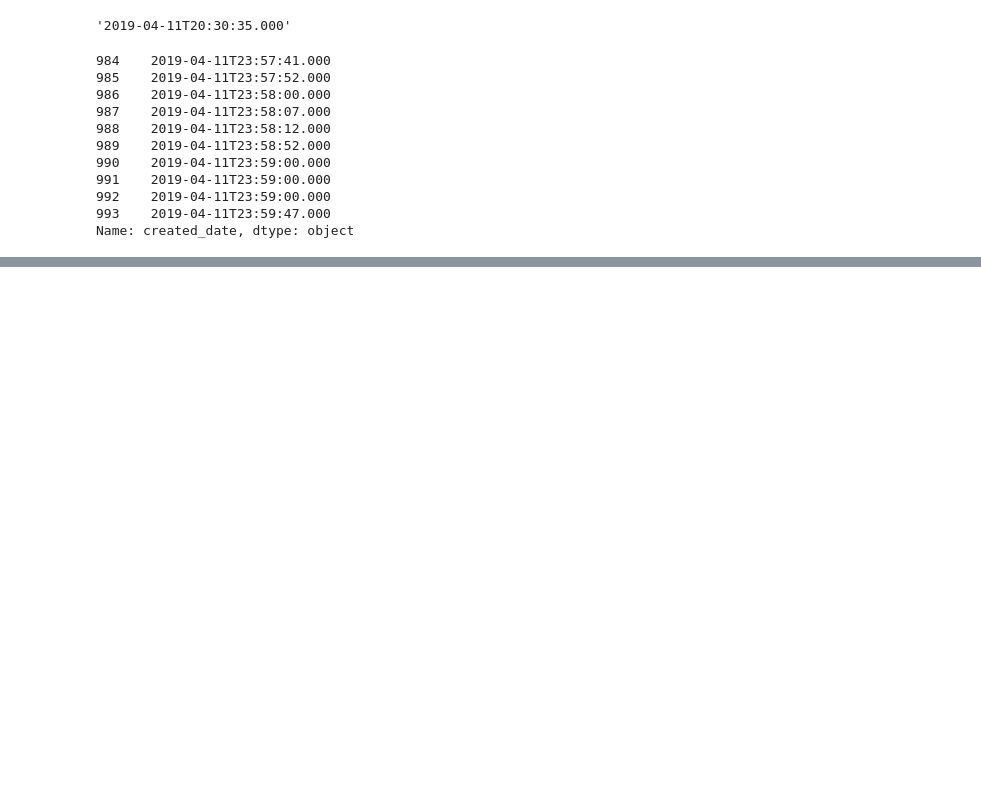
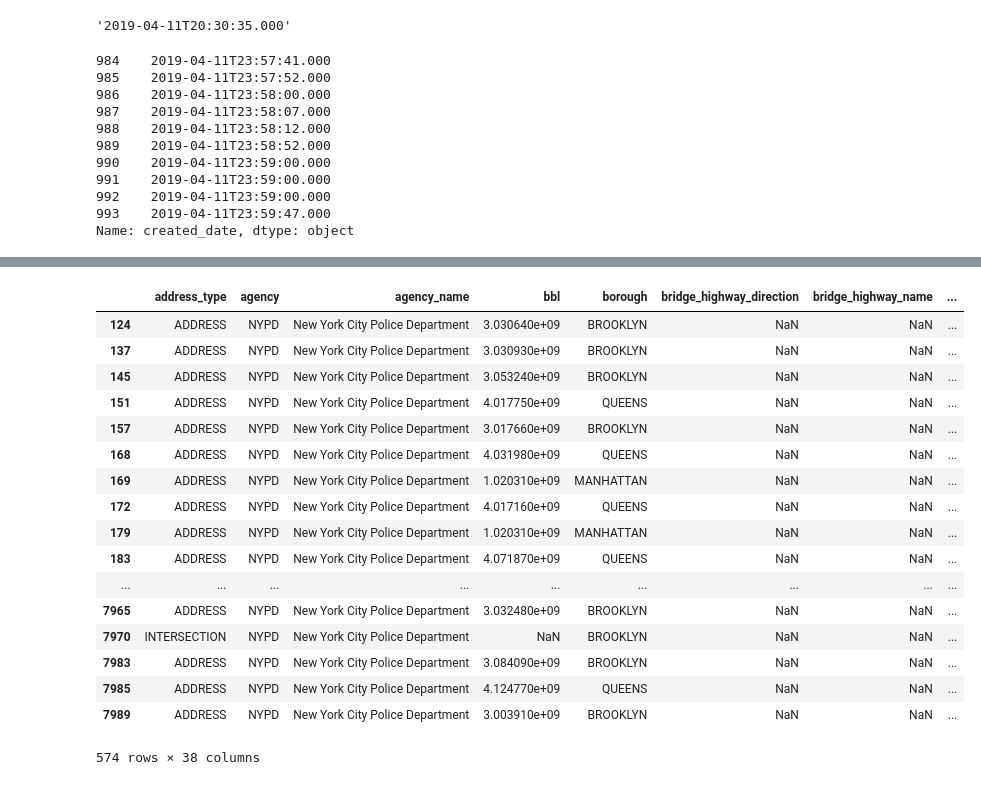
Before and after one commit to whohuhwhat/311_pt4, a Jupyter notebook: Workbook.ipynb, the cells around one changed output, grey strips where cells are left out. Drawn from its saved outputs; the diff is of its cells as text; code cells hidden in the pictures; blank space fills up the shorter version.

```diff
--- a/Workbook.ipynb
+++ b/Workbook.ipynb
@@ -327,0 +452,2 @@ df.to_csv('NewSavedView.csv', index=False)
+# %%
+df = pd.read_csv('311_411.csv')
@@ -327,0 +509,21 @@ df.to_csv('NewSavedView.csv', index=False)
+# %%
+df.loc[df['resolution_description']=="The Police Department responded to the complaint and with the information available observed no evidence of the violation at that time."]
+# %% [output]
+|  | address_type | agency | agency_name | bbl | borough | bridge_highway_direction | bridge_highway_name | ... |
+| 124 | ADDRESS | NYPD | New York City Police Department | 3.030640e+09 | BROOKLYN | NaN | NaN | ... |
+| 137 | ADDRESS | NYPD | New York City Police Department | 3.030930e+09 | BROOKLYN | NaN | NaN | ... |
+| 145 | ADDRESS | NYPD | New York City Police Department | 3.053240e+09 | BROOKLYN | NaN | NaN | ... |
+| 151 | ADDRESS | NYPD | New York City Police Department | 4.017750e+09 | QUEENS | NaN | NaN | ... |
+| 157 | ADDRESS | NYPD | New York City Police Department | 3.017660e+09 | BROOKLYN | NaN | NaN | ... |
+| 168 | ADDRESS | NYPD | New York City Police Department | 4.031980e+09 | QUEENS | NaN | NaN | ... |
+| 169 | ADDRESS | NYPD | New York City Police Department | 1.020310e+09 | MANHATTAN | NaN | NaN | ... |
+| 172 | ADDRESS | NYPD | New York City Police Department | 4.017160e+09 | QUEENS | NaN | NaN | ... |
+| 179 | ADDRESS | NYPD | New York City Police Department | 1.020310e+09 | MANHATTAN | NaN | NaN | ... |
+| 183 | ADDRESS | NYPD | New York City Police Department | 4.071870e+09 | QUEENS | NaN | NaN | ... |
+| ... | ... | ... | ... | ... | ... | ... | ... | ... |
+| 7965 | ADDRESS | NYPD | New York City Police Department | 3.032480e+09 | BROOKLYN | NaN | NaN | ... |
+| 7970 | INTERSECTION | NYPD | New York City Police Department | NaN | BROOKLYN | NaN | NaN | ... |
+| 7983 | ADDRESS | NYPD | New York City Police Department | 3.084090e+09 | BROOKLYN | NaN | NaN | ... |
+| 7985 | ADDRESS | NYPD | New York City Police Department | 4.124770e+09 | QUEENS | NaN | NaN | ... |
+| 7989 | ADDRESS | NYPD | New York City Police Department | 3.003910e+09 | BROOKLYN | NaN | NaN | ... |
+574 rows × 38 columns
```
Also changed, not shown: parts of 23 cells of this notebook, 2 other files.
